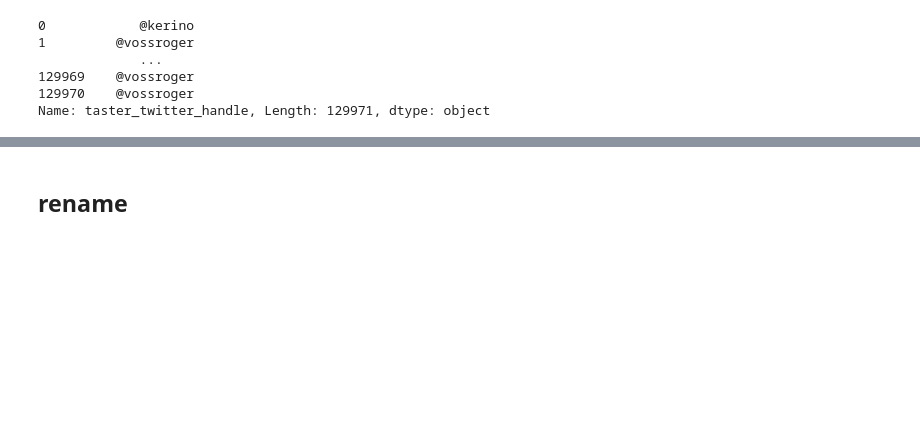
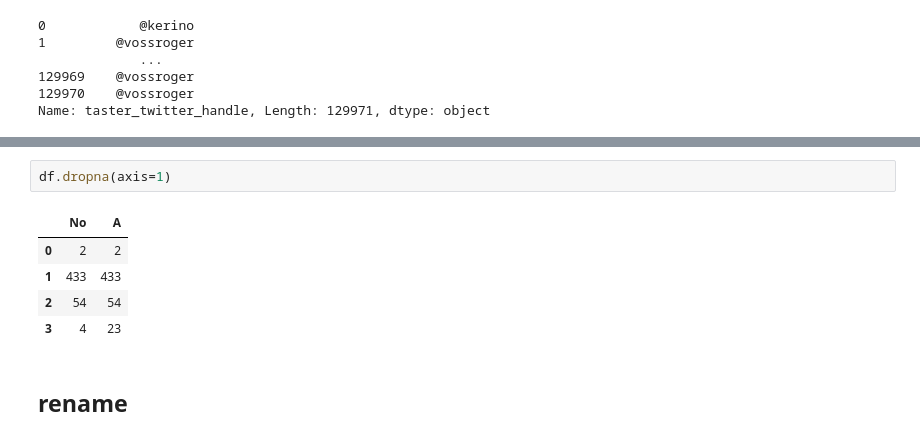
Before and after one commit to dddiiirrr3/ml, a Jupyter notebook: pandas/pandas.ipynb, the cells around one changed output, grey strips where cells are left out. Drawn from its saved outputs; the diff is of its cells as text; blank space fills up the shorter version.

```diff
--- a/pandas/pandas.ipynb
+++ b/pandas/pandas.ipynb
@@ -590,3 +614,11 @@ Name: taster_twitter_handle, Length: 129971, dtype: object
+# %%
+df.dropna(axis=1)
+# %% [output]
+|  | No | A |
+| 0 | 2 | 2 |
+| 1 | 433 | 433 |
+| 2 | 54 | 54 |
+| 3 | 4 | 23 |
 # %% [markdown]
 ## **rename**
 # %%
```
Also changed, not shown: parts of 3 cells of this notebook, 1 other file.
